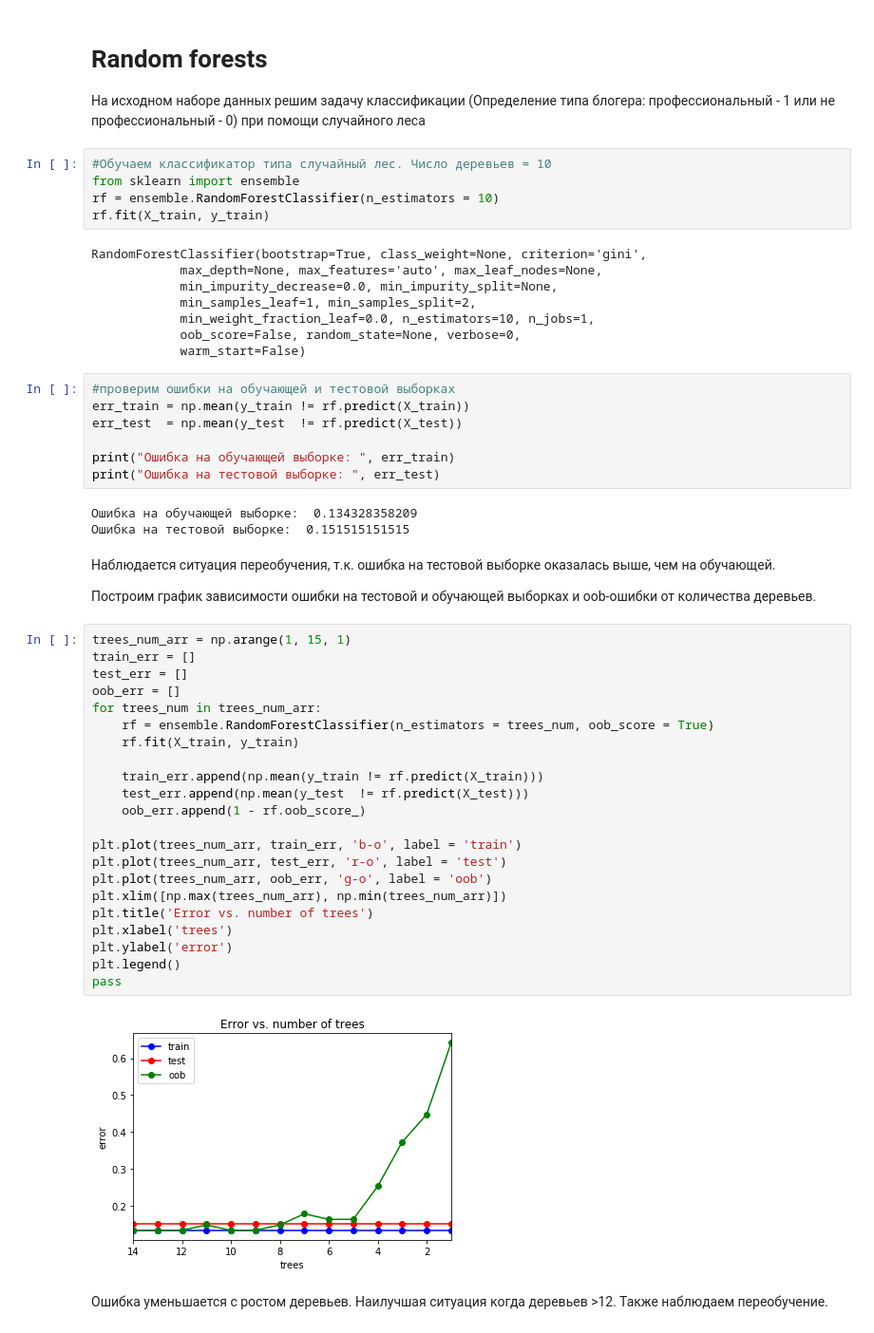
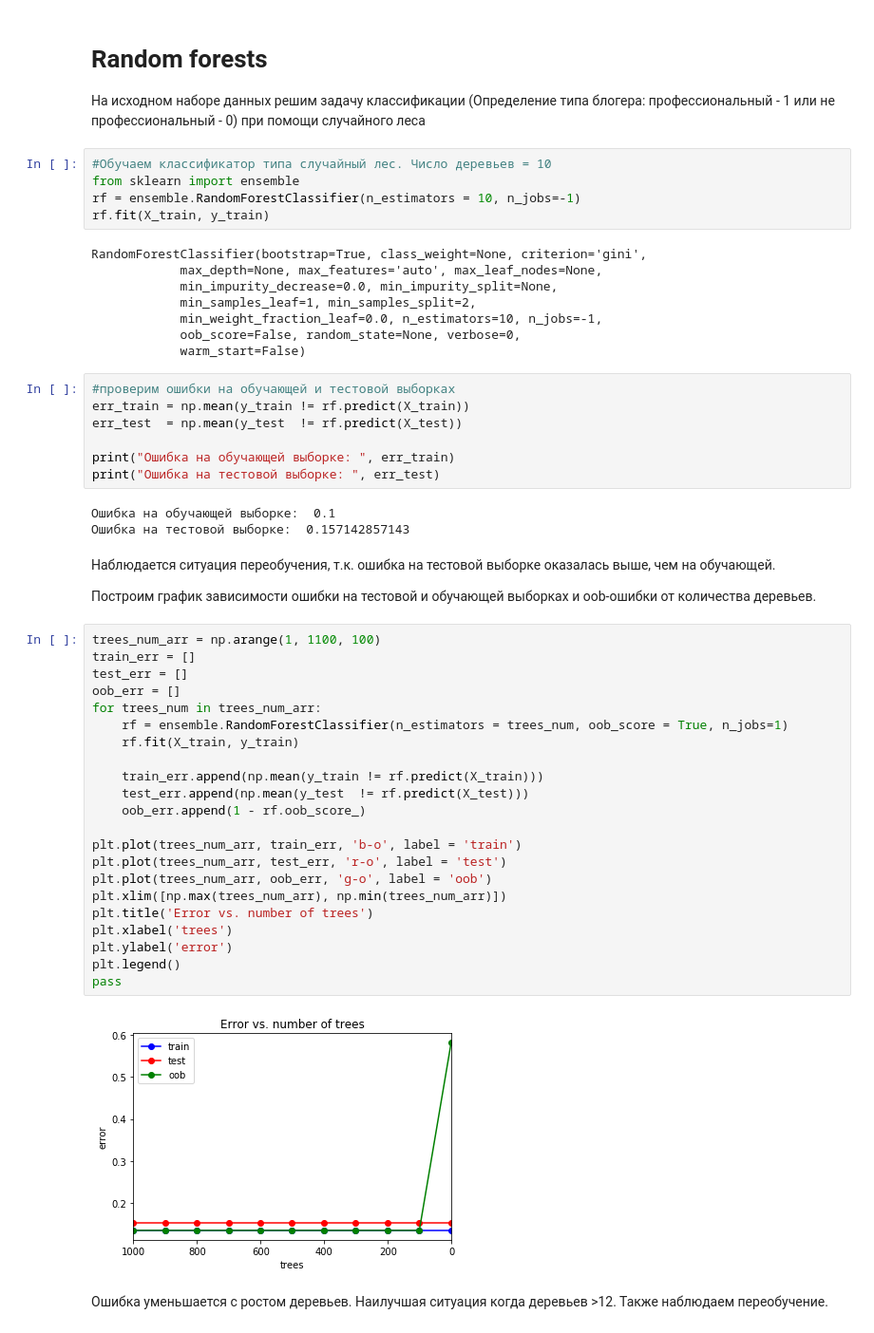
Before and after one commit to 1995konstantin/MachineLearningCourse, a Jupyter notebook: lab2.ipynb, the cells around one changed output. Shown at 95% size. Saved outputs shown, nothing was run; the diff lists cells and outputs as text.

```diff
--- a/lab2.ipynb
+++ b/lab2.ipynb
@@ -666,14 +666,14 @@ X_train, X_test, y_train, y_test = train_test_split(X, y, test_size = 0.33, rand
 # %%
 #Обучаем классификатор типа случайный лес. Число деревьев = 10
 from sklearn import ensemble
-rf = ensemble.RandomForestClassifier(n_estimators = 10)
+rf = ensemble.RandomForestClassifier(n_estimators = 10, n_jobs=-1)
 rf.fit(X_train, y_train)
 # %% [output]
 RandomForestClassifier(bootstrap=True, class_weight=None, criterion='gini',
             max_depth=None, max_features='auto', max_leaf_nodes=None,
             min_impurity_decrease=0.0, min_impurity_split=None,
             min_samples_leaf=1, min_samples_split=2,
-            min_weight_fraction_leaf=0.0, n_estimators=10, n_jobs=1,
+            min_weight_fraction_leaf=0.0, n_estimators=10, n_jobs=-1,
             oob_score=False, random_state=None, verbose=0,
             warm_start=False)
 # %%
@@ -684,36 +684,36 @@ err_test  = np.mean(y_test  != rf.predict(X_test))
 print("Ошибка на обучающей выборке: ", err_train)
 print("Ошибка на тестовой выборке: ", err_test)
 # %% [output]
-Ошибка на обучающей выборке:  0.134328358209
-Ошибка на тестовой выборке:  0.151515151515
+Ошибка на обучающей выборке:  0.1
+Ошибка на тестовой выборке:  0.157142857143
 # %% [markdown]
 Наблюдается ситуация переобучения, т.к. ошибка на тестовой выборке оказалась выше, чем на обучающей.
 
 Построим график зависимости ошибки на тестовой и обучающей выборках и oob-ошибки от количества деревьев.
 # %%
-trees_num_arr = np.arange(1, 15, 1)
+trees_num_arr = np.arange(1, 1100, 100)
 train_err = []
 test_err = []
 oob_err = []
 for trees_num in trees_num_arr:
-    rf = ensemble.RandomForestClassifier(n_estimators = trees_num, oob_score = True)
+    rf = ensemble.RandomForestClassifier(n_estimators = trees_num, oob_score = True, n_jobs=1)
     rf.fit(X_train, y_train)
 
     train_err.append(np.mean(y_train != rf.predict(X_train)))
     test_err.append(np.mean(y_test  != rf.predict(X_test)))
     oob_err.append(1 - rf.oob_score_)
 
 plt.plot(trees_num_arr, train_err, 'b-o', label = 'train')
 plt.plot(trees_num_arr, test_err, 'r-o', label = 'test')
 plt.plot(trees_num_arr, oob_err, 'g-o', label = 'oob')
 plt.xlim([np.max(trees_num_arr), np.min(trees_num_arr)])
 plt.title('Error vs. number of trees')
 plt.xlabel('trees')
 plt.ylabel('error')
 plt.legend()
 pass
 # %% [output]
-[figure, old version]
+[figure, new version]
 # %% [markdown]
 Ошибка уменьшается с ростом деревьев. Наилучшая ситуация когда деревьев >12. Также наблюдаем переобучение.
 # %%
```
Also changed, not shown: parts of 26 cells of this notebook.
